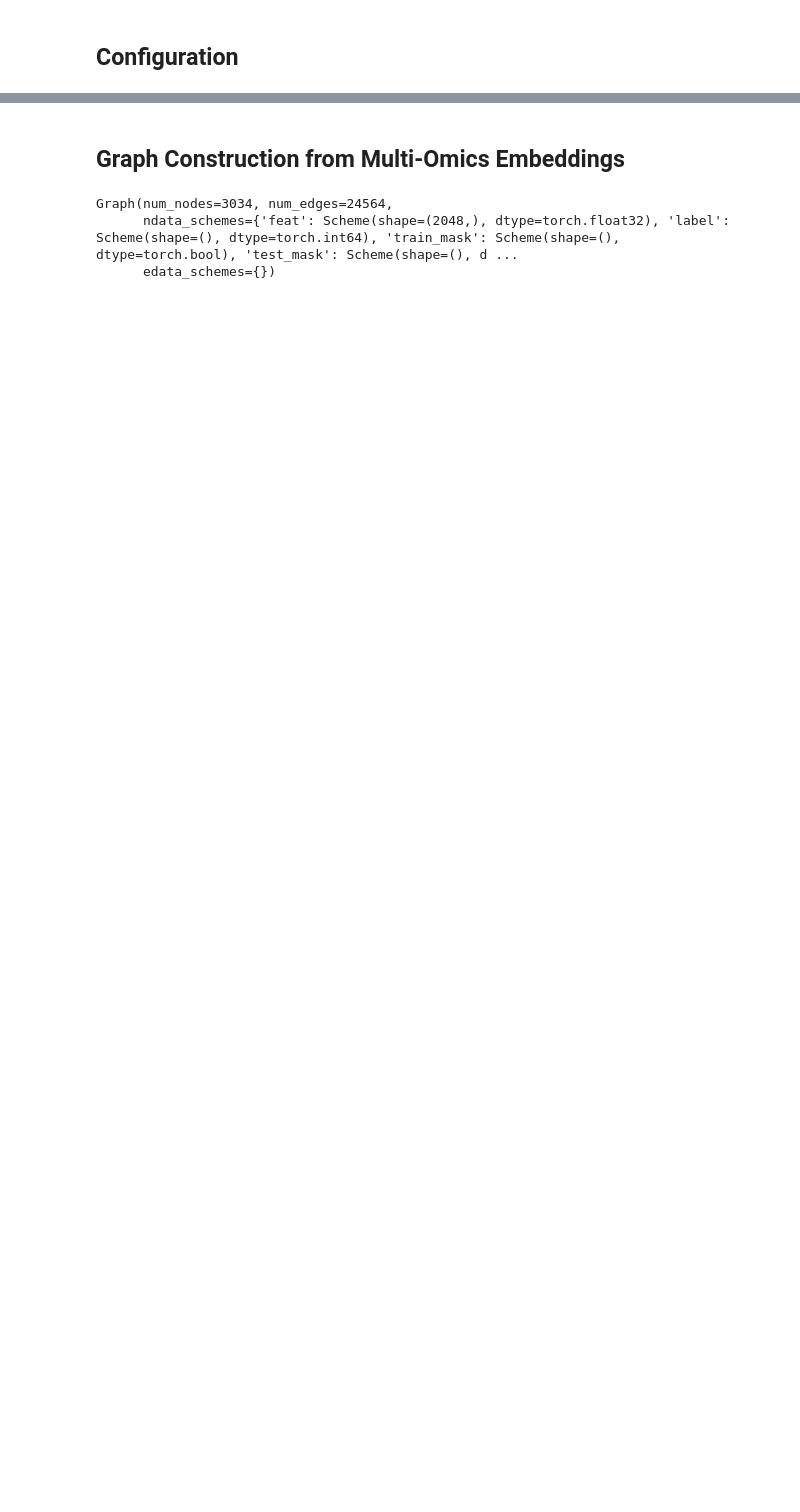
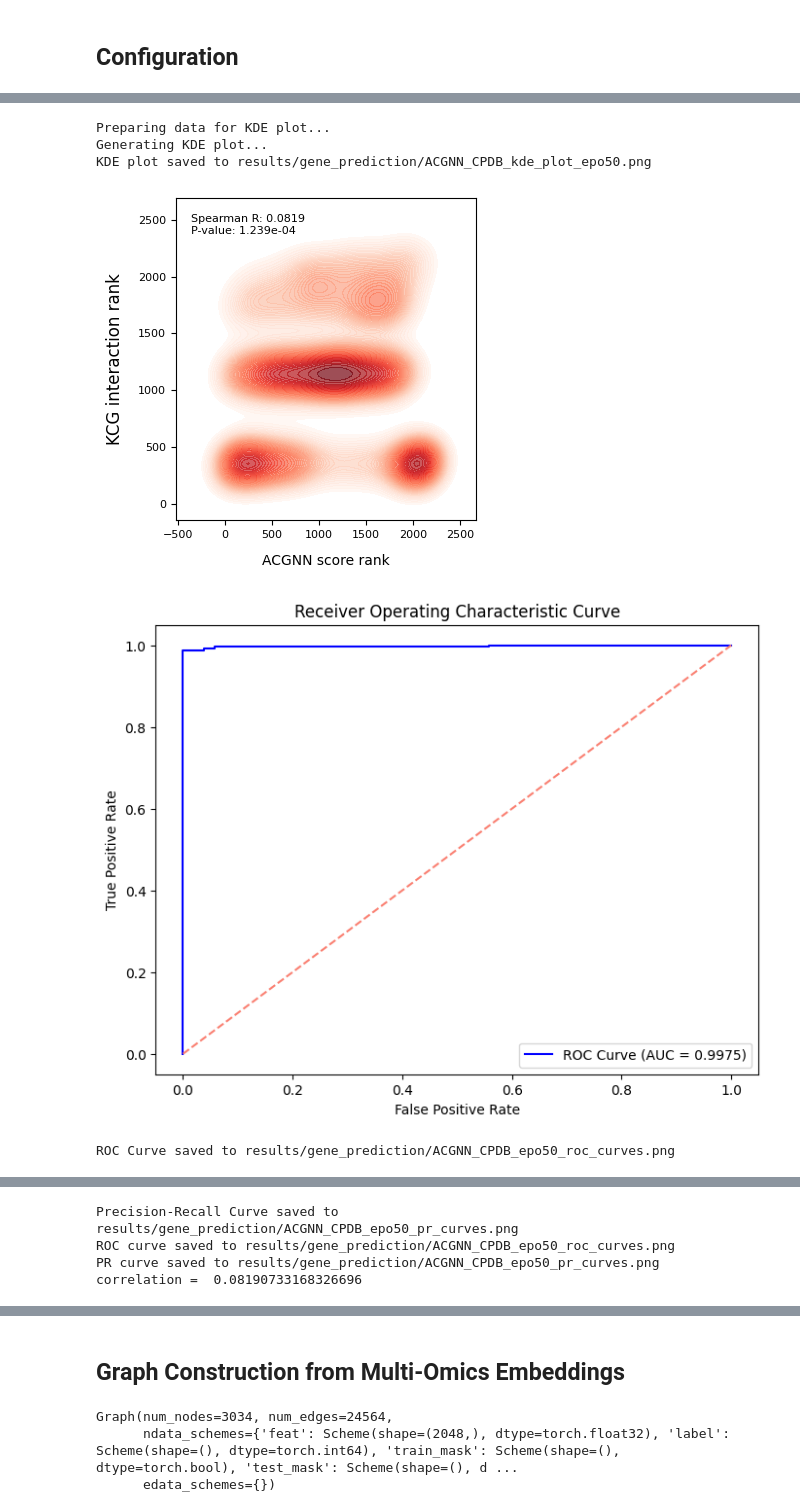
Before and after one commit to Ericsaliway0/ACGNN, a Jupyter notebook: ACGCN_Multi_Omics_Classification.ipynb, the cells around one changed output, grey strips where cells are left out. Saved outputs shown, nothing was run; the diff lists cells and outputs as text; code cells hidden in the pictures; blank space fills up the shorter version.

```diff
--- a/ACGCN_Multi_Omics_Classification.ipynb
+++ b/ACGCN_Multi_Omics_Classification.ipynb
@@ -319,7 +5,20 @@ save_ranked_predictions(ranking, args, results_dir)
 # %%
 import argparse
 import torch
-from src.train import train, plot_and_analyze
+from src.train import train, plot_and_analyze, process_predictions, generate_kde_and_curves, load_gene_set, save_predictions_to_csv, save_confirmed_predictions_to_csv, save_predicted_known_drivers
+import os
+import json
+import pandas as pd
+import numpy as np
+import matplotlib.pyplot as plt
+import seaborn as sns
+
+from sklearn.metrics import roc_curve, precision_recall_curve, auc
+import matplotlib.pyplot as plt
+import os
+
+from sklearn.metrics import precision_recall_curve, auc
+
 
 def get_args():
     parser = argparse.ArgumentParser(description="GNN-based Driver Gene Prediction")
@@ -341,10 +40,10 @@ def get_args():
 
 args = get_args = argparse.Namespace(
     in_feats=2048,
-    hidden_feats=1024,
+    hidden_feats=128,
     out_feats=1,
     learning_rate=1e-3,
-    num_epochs=200,
+    num_epochs=50,
     model_type="ACGNN",
     net_type="CPDB",
     device="cuda" if torch.cuda.is_available() else "cpu",
@@ -356,0 +56,22 @@ Namespace(in_feats=2048, hidden_feats=1024, out_feats=1, learning_rate=0.001, nu
+# %%
+
+import os
+import dgl
+import torch
+from src.data_loader import load_data
+import json
+from src.utils import (choose_model, plot_roc_curve, plot_pr_curve, load_graph_data,
+                       load_oncokb_genes, plot_and_analyze, save_and_plot_results)
+
+data_path = os.path.join('../ACGNN_data/data/multiomics_meth/', f'{args.net_type}_omics_ppi_embeddings_graph_2048_gene_pathway.json')
+nodes, edges, embeddings, labels = load_graph_data(data_path)
+
+graph = dgl.graph(edges)
+graph.ndata['feat'] = embeddings
+graph.ndata['label'] = labels
+graph.ndata['train_mask'] = labels != -1
+graph.ndata['test_mask'] = torch.ones_like(labels, dtype=torch.bool)
+
+graph = dgl.add_self_loop(graph)
+
+print(graph)
@@ -356,0 +493,11 @@ Namespace(in_feats=2048, hidden_feats=1024, out_feats=1, learning_rate=0.001, nu
+# %%
+
+correlation = generate_kde_and_curves(results["logits"], node_names, results["degree_counts_above"], results["degree_counts_below"], results["labels"], results["train_mask"], args)
+print('correlation = ', correlation)
+# %% [output]
+Preparing data for KDE plot...
+Generating KDE plot...
+KDE plot saved to results/gene_prediction/ACGNN_CPDB_kde_plot_epo50.png
+[figure, added]
+[figure, added]
+ROC Curve saved to results/gene_prediction/ACGNN_CPDB_epo50_roc_curves.png
@@ -356,0 +505,4 @@ Namespace(in_feats=2048, hidden_feats=1024, out_feats=1, learning_rate=0.001, nu
+Precision-Recall Curve saved to results/gene_prediction/ACGNN_CPDB_epo50_pr_curves.png
+ROC curve saved to results/gene_prediction/ACGNN_CPDB_epo50_roc_curves.png
+PR curve saved to results/gene_prediction/ACGNN_CPDB_epo50_pr_curves.png
+correlation =  0.08190733168326696
```
Also changed, not shown: parts of 56 cells of this notebook, 3 other files.
